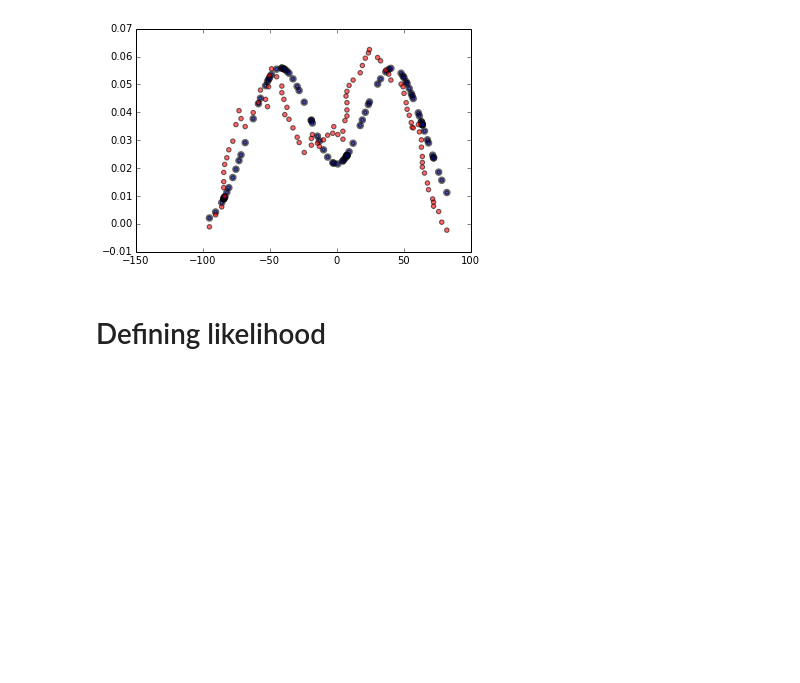
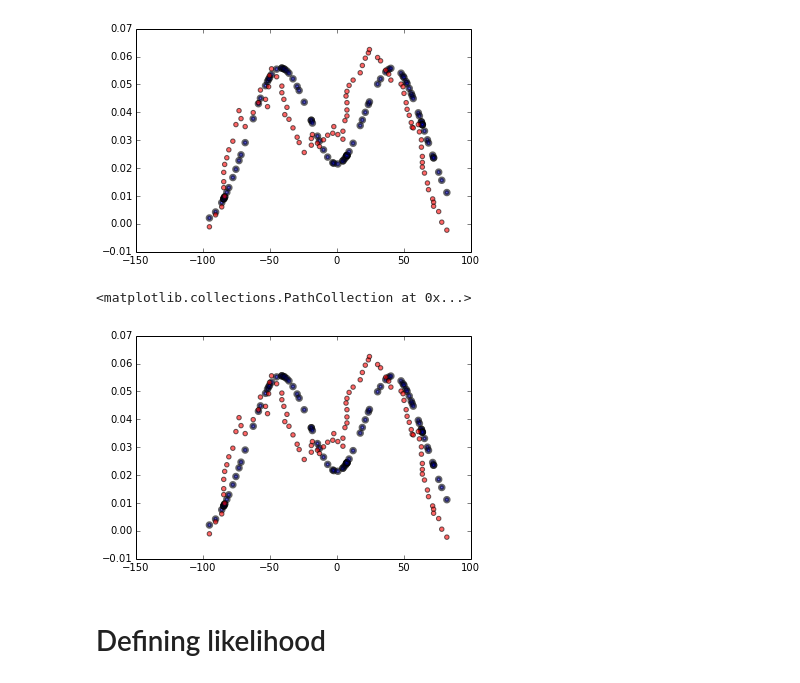
Before and after one commit to jngaravitoc/Lya-MCMC, a Jupyter notebook: code/MCMC_fit.ipynb, the cells around one changed output. Saved outputs shown, nothing was run; the diff lists cells and outputs as text; code cells hidden in the pictures; blank space fills up the shorter version.

```diff
--- a/code/MCMC_fit.ipynb
+++ b/code/MCMC_fit.ipynb
@@ -38,6 +40,19 @@ scatter(x_0, y_0, c='r', alpha=0.6)
 # %% [output]
 <matplotlib.collections.PathCollection at 0x...>
 [figure]
+# %%
+def normalization(y_obs, y_model):
+    obs_int = sum(y_obs)
+    teo_int = sum(y_model)
+    y_model = y_model*obs_int/teo_int
+
+    return y_model
+Y_r = normalization(y_0, Y_r)
+scatter(X_r, Y_r, alpha=0.6, lw=3)
+scatter(x_0, y_0, c='r', alpha=0.6)
+# %% [output]
+<matplotlib.collections.PathCollection at 0x...>
+[figure, added]
 # %% [markdown]
 # Defining likelihood
 # %%
```
Also changed, not shown: parts of 9 cells of this notebook, 1 other file.
